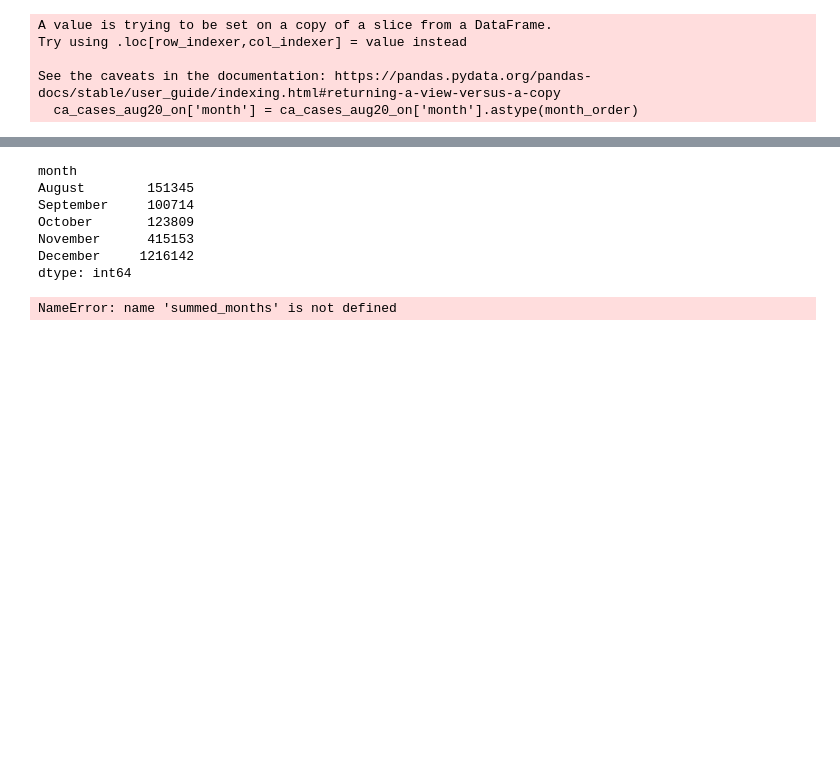
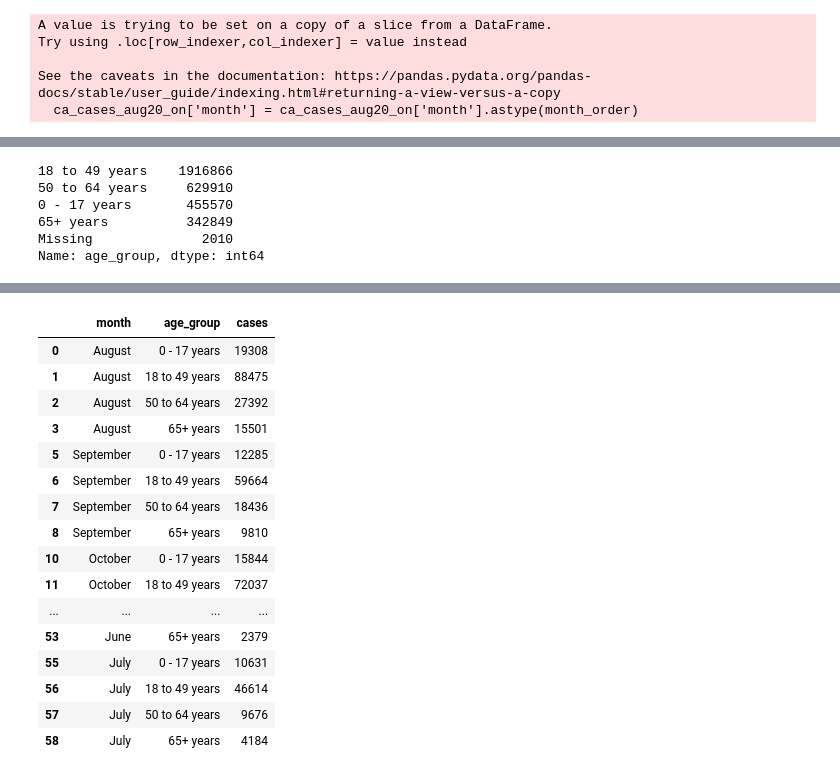
Before and after one commit to KristianSHamilton/CovidVaccinationInCalifornia, a Jupyter notebook: ca_cdc_data.ipynb, the cells around one changed output, grey strips where cells are left out. Drawn from its saved outputs; the diff is of its cells as text; code cells hidden in the pictures; blank space fills up the shorter version.

Commit message:
Add files via upload
Not sure how to group all age ranges by month (groupby is giving strange results) and plot cases to the y axis. I have a tutoring session scheduled for tomorrow.

```diff
--- a/ca_cdc_data.ipynb
+++ b/ca_cdc_data.ipynb
@@ -23,3 +23,9 @@ ca_covid.head()
 | 2 | 2021-01 | SANTA CLARA | 0 - 17 years | Laboratory-confirmed case | Female | White | Non-Hispanic/Latino |
 | 3 | 2020-11 | SANTA CRUZ | 18 to 49 years | Laboratory-confirmed case | Female | White | Non-Hispanic/Latino |
 | 4 | 2020-11 | TEHAMA | 18 to 49 years | Laboratory-confirmed case | Female | White | Non-Hispanic/Latino |
+# %%
+#fill all null resident county values with 'small county' since the CDC does not include
+#counties with tiny populations.
+
+ca_covid['res_county'].fillna("SMALL COUNTY", inplace = True)
+ca_covid['res_county'].unique()
@@ -193,12 +227,9 @@ total_per_month_df = pd.DataFrame({
 total_per_month_df.to_csv('./Resources/CA_cases_by_county/total_monthly_cases.csv', index = False)
 county_total_cases_df.to_csv('./Resources/CA_cases_by_county/total_county_cases.csv')
 # %%
-#get the value counts for demographics and case status, make a list of them,
-#and then make a dataframe with all that info
 
-#print(ca_covid.head(70))
 age_counts = ca_cases_aug20_on['age_group'].value_counts()
-#print(age_counts)
+print(age_counts)
 case_status_counts = ca_cases_aug20_on['current_status'].value_counts()
 #print(case_status_counts)
 sex_counts = ca_cases_aug20_on['sex'].value_counts()
@@ -207,6 +238,13 @@ race_counts = ca_cases_aug20_on['race'].value_counts()
 #print(race_counts)
 ethnicity_counts = ca_cases_aug20_on['ethnicity'].value_counts()
 #print(ethnicity_counts)
-county_counts = ca_cases_aug20_on['res_county'].value_counts()
+#county_counts = ca_cases_aug20_on['res_county'].value_counts()
+# %% [output]
+18 to 49 years    1916866
+50 to 64 years     629910
+0 - 17 years       455570
+65+ years          342849
+Missing              2010
+Name: age_group, dtype: int64
 # %%
 #for some reason this cell needs to be run manually, the graph will not appear
@@ -239,32 +277,48 @@ plt.show()
 # %%
+#leave this three part graph for tutoring tomorrow
+
+
 # make smaller dataframes for each demographic with county, case month, current_status,
 # and demographic in the individual dataframes
 
-age_df = ca_cases_aug20_on[['age_group','month', 'res_county', 'current_status']]
+age_df = ca_cases_aug20_on[['age_group','month', 'res_county']]
 
-#make a smaller dataframe so summing doesn't take as long
+#make a smaller dataframe with the cases numbers by age group by month
 
 age_month_df = pd.DataFrame(age_df, columns=['age_group','month'])
-age_group_cases_monthly = age_month_df.groupby(['month']).size()
-age_group_cases_monthly.head()
+age_group_cases_monthly = age_month_df.groupby(['month', 'age_group']).size()
+age_group_cases_monthly_df = age_group_cases_monthly.to_frame(name='cases')
+#indexMissing = age_group_cases_monthly_df[age_group_cases_monthly_df['age_group'] == 'Missing'].index
+#age_group_cases_monthly_df.drop(indexMissing, inplace=True)
+age_group_cases_monthly_df = age_group_cases_monthly_df.reset_index()
+
+
+#drop the rows with missing age values
+indexMissing = age_group_cases_monthly_df[age_group_cases_monthly_df['age_group'] == 'Missing'].index
+age_group_cases_monthly_df.drop(indexMissing, inplace=True)
+age_group_cases_monthly_df
+
 #grouped_by_month = ca_cases_aug20_on.groupby(['month','res_county']).size()
+#grouped_by_2021_month_df = grouped_by_month.to_frame(name = 'cases')
+#grouped_by_2021_month_df.to_csv('''./Resources/CA_cases_by_county/
+#                                cases_by_county_and_month_2021.csv''')
 # %% [output]
-month
-August        151345
-September     100714
-October       123809
-November      415153
-December     1216142
-dtype: int64
+|  | month | age_group | cases |
+| 0 | August | 0 - 17 years | 19308 |
+| 1 | August | 18 to 49 years | 88475 |
+| 2 | August | 50 to 64 years | 27392 |
+| 3 | August | 65+ years | 15501 |
+| 5 | September | 0 - 17 years | 12285 |
+| 6 | September | 18 to 49 years | 59664 |
+| 7 | September | 50 to 64 years | 18436 |
+| 8 | September | 65+ years | 9810 |
+| 10 | October | 0 - 17 years | 15844 |
+| 11 | October | 18 to 49 years | 72037 |
+| ... | ... | ... | ... |
+| 53 | June | 65+ years | 2379 |
+| 55 | July | 0 - 17 years | 10631 |
+| 56 | July | 18 to 49 years | 46614 |
+| 57 | July | 50 to 64 years | 9676 |
+| 58 | July | 65+ years | 4184 |
 # %%
 %matplotlib notebook
-#make the age bar plot
-
-#monthly_age_totals_plot = summed_months.plot.bar(color = 'b')
-plt.xlabel = ("Month")
-plt.ylabel = ('Case Count by Age')
-plt.title = ('2021 Age Group Cases by Month')
-plt.savefig('./Resources/CA_cases_by_county/total_cases_by_month.png')
-plt.show()
-# %% [output]
-NameError: name 'summed_months' is not defined
```
Also changed, not shown: parts of 13 cells of this notebook.
